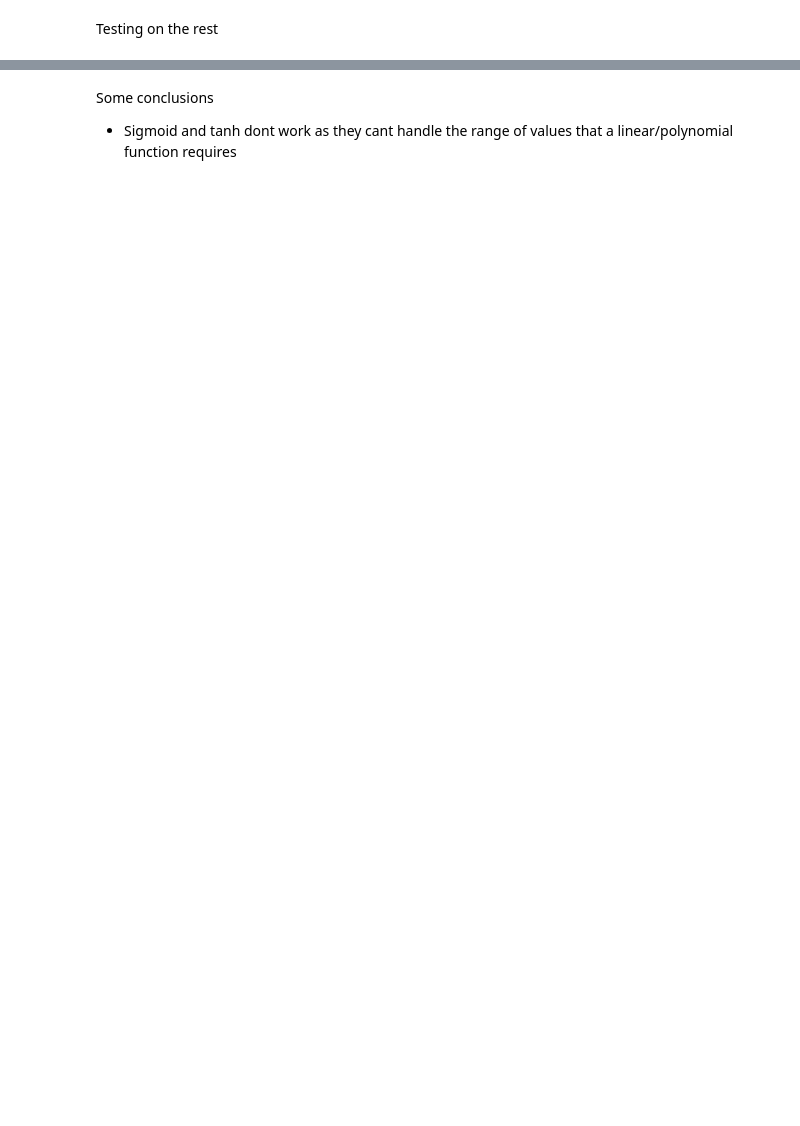
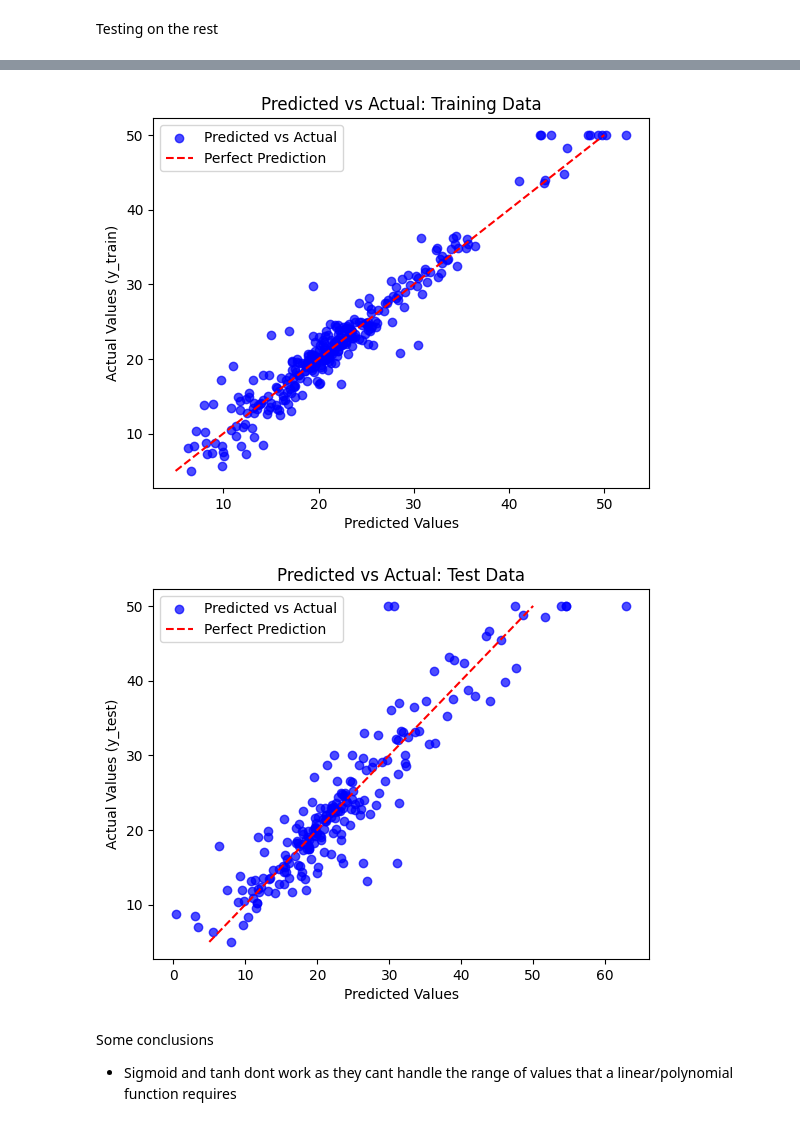
Before and after one commit to shaashvats/Generative-AI-Transformer, a Jupyter notebook: Week3/Week3_Shaashvat_NeuralNet.ipynb, the cells around one changed output, grey strips where cells are left out. Saved outputs shown, nothing was run; the diff lists cells and outputs as text; code cells hidden in the pictures; blank space fills up the shorter version.

```diff
--- a/Week3/Week3_Shaashvat_NeuralNet.ipynb
+++ b/Week3/Week3_Shaashvat_NeuralNet.ipynb
@@ -152,0 +181,39 @@ plt.show()
+# %%
+###FINAL MODEL
+model_2 = tf.keras.models.load_model('my_model.keras')
+y_pred2 = model.predict(x_test)
+y_pred_train2 = model.predict(x_train)
+
+# Plot predicted values vs actual y_train values
+plt.scatter(y_pred_train, y_train, color='blue', label='Predicted vs Actual', alpha=0.7)
+
+# Add a line for perfect predictions (i.e., where predicted = actual)
+plt.plot([min(y_train), max(y_train)], [min(y_train), max(y_train)], color='red', linestyle='--', label='Perfect Prediction')
+
+# Add labels and title
+plt.xlabel('Predicted Values')
+plt.ylabel('Actual Values (y_train)')
+plt.title('Predicted vs Actual: Training Data')
+
+# Show a legend
+plt.legend()
+
+# Show the plot
+plt.show()
+
+plt.scatter(y_pred, y_test, color='blue', label='Predicted vs Actual', alpha=0.7)
+
+# Add a line for perfect predictions (i.e., where predicted = actual)
+plt.plot([min(y_test), max(y_test)], [min(y_test), max(y_test)], color='red', linestyle='--', label='Perfect Prediction')
+
+# Add labels and title
+plt.xlabel('Predicted Values')
+plt.ylabel('Actual Values (y_test)')
+plt.title('Predicted vs Actual: Test Data')
+
+# Show a legend
+plt.legend()
+
+# Show the plot
+plt.show()
+# %% [output]
@@ -153,3 +222,5 @@ plt.show()
+[figure, added]
+[figure, added]
 # %% [markdown]
 Some conclusions
 * Sigmoid and tanh dont work as they cant handle the range of values that a linear/polynomial function requires
```
Also changed, not shown: parts of 8 cells of this notebook, 23 other files.
